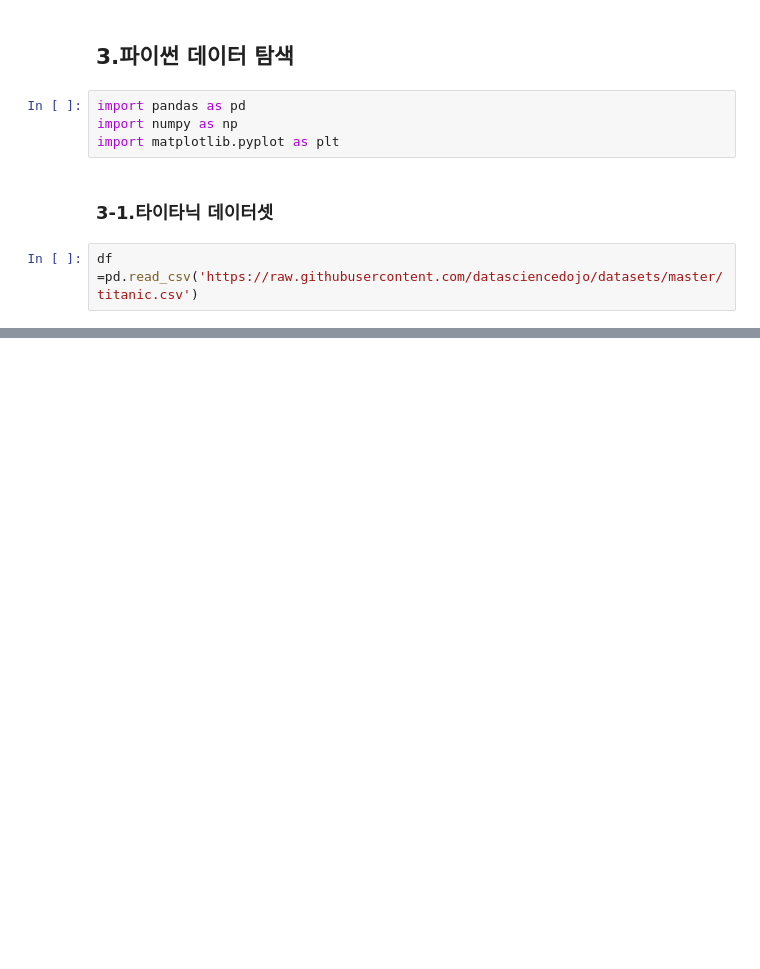
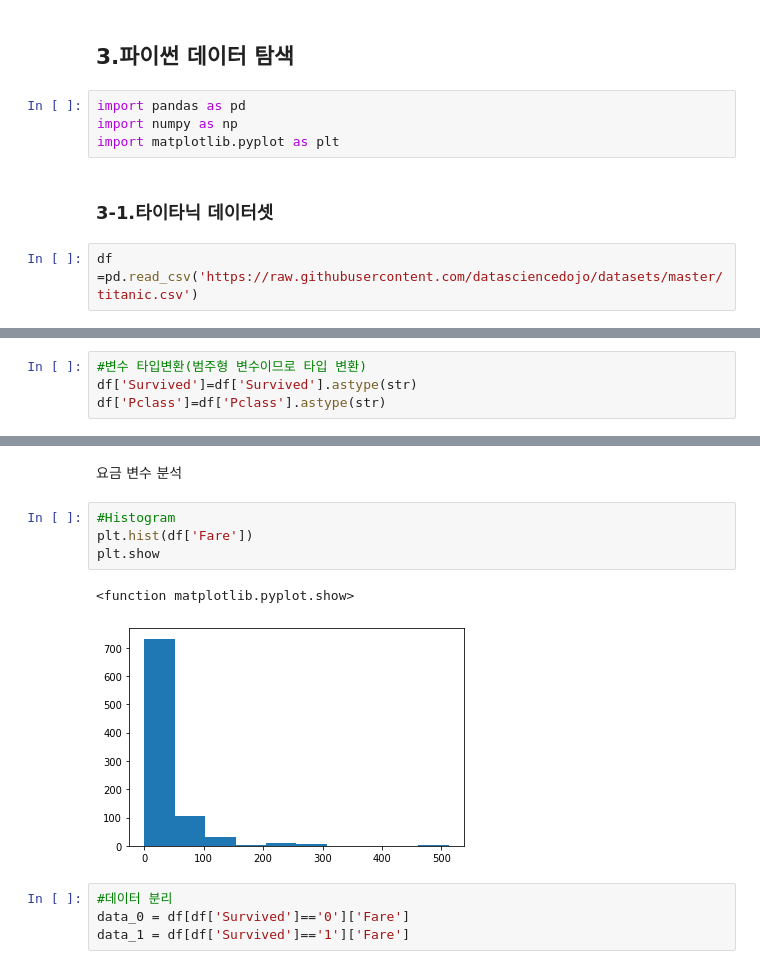
Before and after one commit to dydwns9436/BigData_Exam, a Jupyter notebook: Study_03.ipynb, the cells around one changed output, grey strips where cells are left out. Drawn from its saved outputs; the diff is of its cells as text; blank space fills up the shorter version.

```diff
--- a/Study_03.ipynb
+++ b/Study_03.ipynb
@@ -99,0 +130,4 @@ df.info
+# %%
+#변수 타입변환(범주형 변수이므로 타입 변환)
+df['Survived']=df['Survived'].astype(str)
+df['Pclass']=df['Pclass'].astype(str)
@@ -99,0 +170,13 @@ df.info
+# %% [markdown]
+요금 변수 분석
+# %%
+#Histogram
+plt.hist(df['Fare'])
+plt.show
+# %% [output]
+<function matplotlib.pyplot.show>
+[figure, added]
+# %%
+#데이터 분리
+data_0 = df[df['Survived']=='0']['Fare']
+data_1 = df[df['Survived']=='1']['Fare']
```
Also changed, not shown: parts of 13 cells of this notebook.
